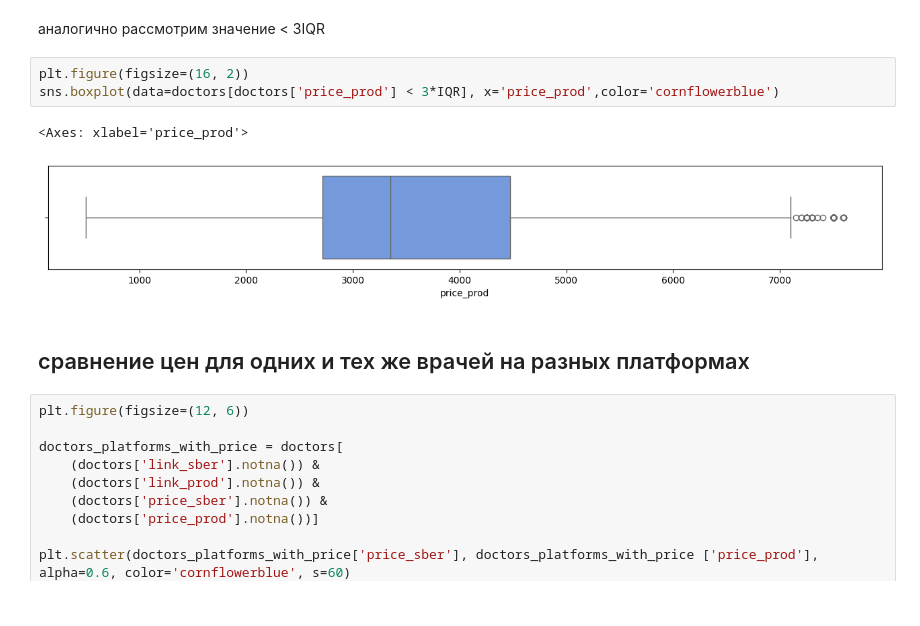
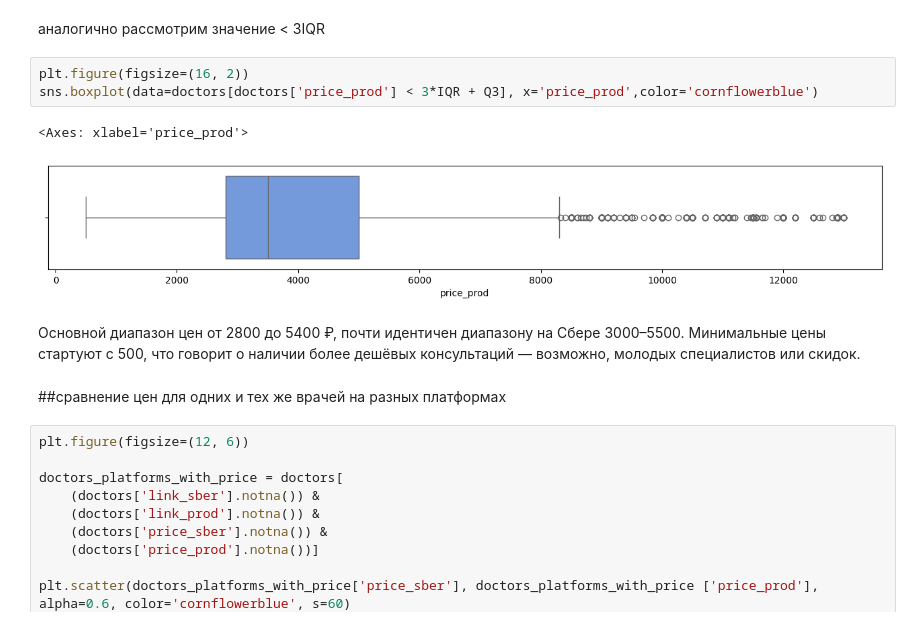
Before and after one commit to yyaroslavskiy/SkibidiDocDoc, a Jupyter notebook: eda/EDA_Doctors_1.ipynb, the cells around one changed output. Saved outputs shown, nothing was run; the diff lists cells and outputs as text.

```diff
--- a/eda/EDA_Doctors_1.ipynb
+++ b/eda/EDA_Doctors_1.ipynb
@@ -586,12 +614,15 @@ sns.boxplot(data=doctors, x='price_prod', color='cornflowerblue')
 аналогично рассмотрим значение < 3IQR
 # %%
 plt.figure(figsize=(16, 2))
-sns.boxplot(data=doctors[doctors['price_prod'] < 3*IQR], x='price_prod',color='cornflowerblue')
+sns.boxplot(data=doctors[doctors['price_prod'] < 3*IQR + Q3], x='price_prod',color='cornflowerblue')
 # %% [output]
 <Axes: xlabel='price_prod'>
-[figure, old version]
+[figure, new version]
+# %% [markdown]
+Основной диапазон цен от 2800 до 5400 ₽, почти идентичен диапазону на Сбере 3000–5500.
+Минимальные цены стартуют с 500, что говорит о наличии более дешёвых консультаций — возможно, молодых специалистов или скидок.
 # %% [markdown]
-## cравнение цен для одних и тех же врачей на разных платформах
+##cравнение цен для одних и тех же врачей на разных платформах
 # %%
 plt.figure(figsize=(12, 6))
 
```
Also changed, not shown: parts of 37 cells of this notebook.
